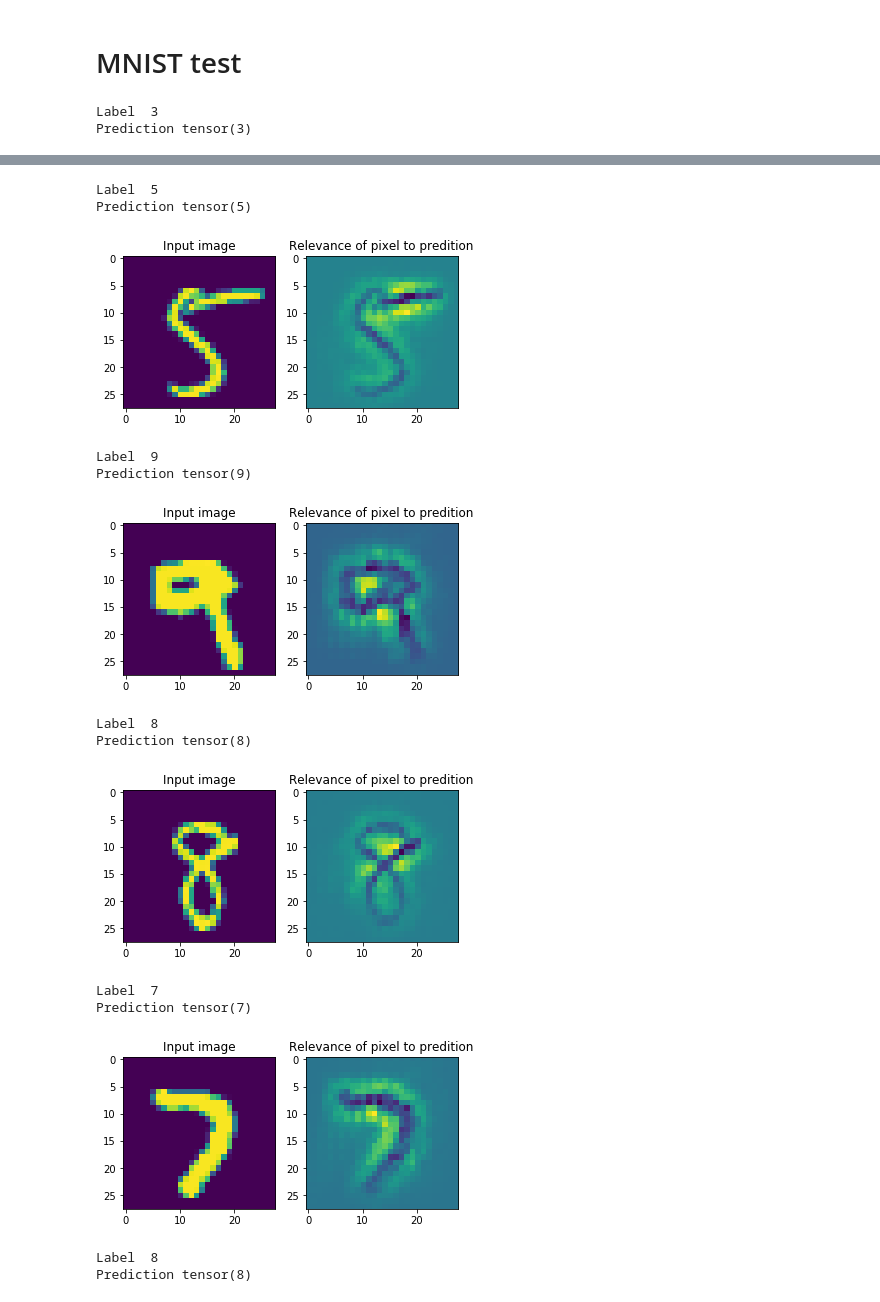
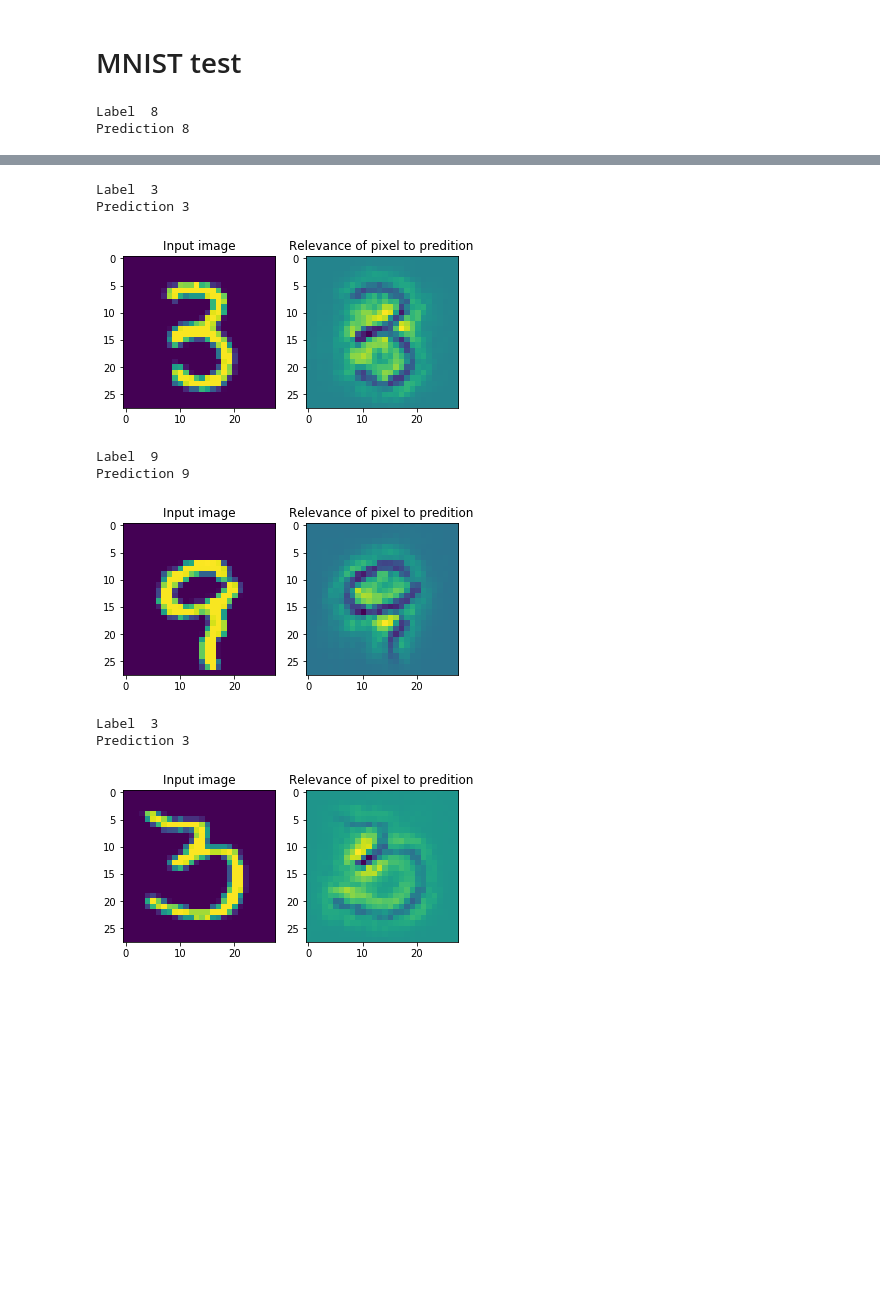
Before and after one commit to dmitrysarov/LRP_decomposition, a Jupyter notebook: LRP_notebook.ipynb, the cells around one changed output, grey strips where cells are left out. Drawn from its saved outputs; the diff is of its cells as text; code cells hidden in the pictures; blank space fills up the shorter version.

```diff
--- a/LRP_notebook.ipynb
+++ b/LRP_notebook.ipynb
@@ -38,11 +38,11 @@ test_loader = torch.utils.data.DataLoader(
   batch_size=1, shuffle=True)
 # %%
 for num, (image, label) in enumerate(test_loader):
-    if num > 5:
+    if num > 3:
         break
     print('Label ', label.item())
     output = lrp.forward(image)
-    print('Prediction', output.argmax())
+    print('Prediction', output.argmax().item())
     _, ax = plt.subplots(1,2)
     ax[0].imshow(image.squeeze())
     ax[0].title.set_text('Input image')
@@ -51,5 +51,5 @@ for num, (image, label) in enumerate(test_loader):
     ax[1].title.set_text('Relevance of pixel to predition')
     plt.show()
 # %% [output]
-Label  3
-Prediction tensor(3)
+Label  8
+Prediction 8
@@ -57,14 +57,9 @@ Prediction tensor(3)
-Label  5
-Prediction tensor(5)
+Label  3
+Prediction 3
-[figure, old version]
+[figure, new version]
 Label  9
-Prediction tensor(9)
+Prediction 9
-[figure, old version]
+[figure, new version]
-Label  8
-Prediction tensor(8)
+Label  3
+Prediction 3
-[figure, old version]
+[figure, new version]
-Label  7
-Prediction tensor(7)
-[figure, removed]
-Label  8
-Prediction tensor(8)
```
Also changed, not shown: parts of 8 cells of this notebook, 2 other files.
